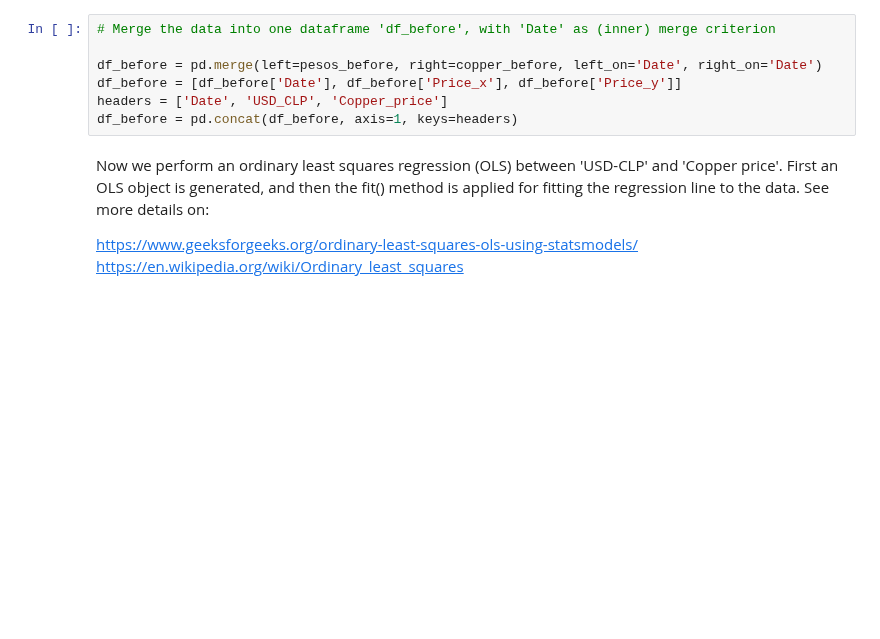
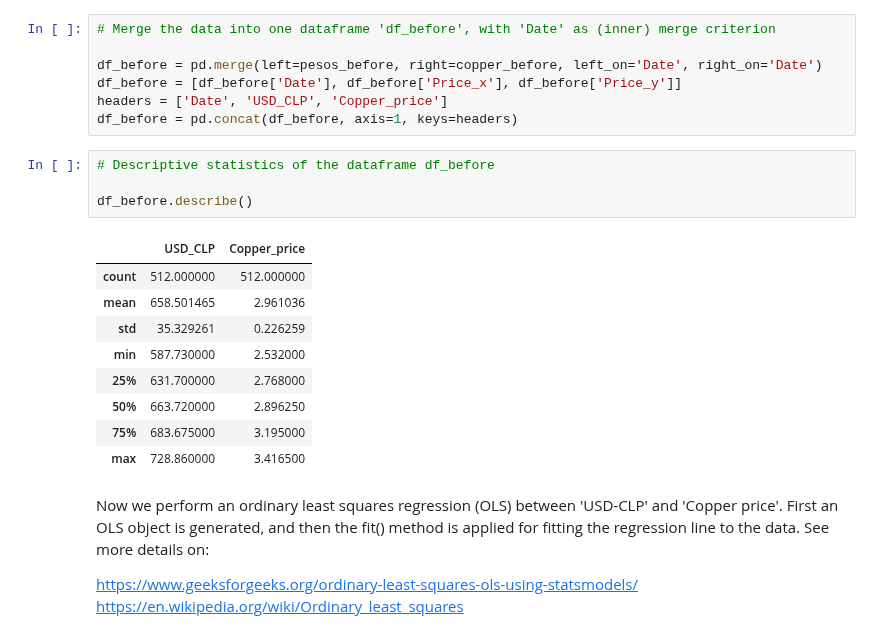
Before and after one commit to rtiedra/data-science, a Jupyter notebook: CLP_vs_Copper/CLP_vs_Copper.ipynb, the cells around one changed output. Cells and saved outputs as stored; diff of their text form; blank space fills up the shorter version.

```diff
--- a/CLP_vs_Copper/CLP_vs_Copper.ipynb
+++ b/CLP_vs_Copper/CLP_vs_Copper.ipynb
@@ -42,6 +42,20 @@ df_before = pd.merge(left=pesos_before, right=copper_before, left_on='Date', rig
 df_before = [df_before['Date'], df_before['Price_x'], df_before['Price_y']]
 headers = ['Date', 'USD_CLP', 'Copper_price']
 df_before = pd.concat(df_before, axis=1, keys=headers)
+# %%
+# Descriptive statistics of the dataframe df_before
+
+df_before.describe()
+# %% [output]
+|  | USD_CLP | Copper_price |
+| count | 512.000000 | 512.000000 |
+| mean | 658.501465 | 2.961036 |
+| std | 35.329261 | 0.226259 |
+| min | 587.730000 | 2.532000 |
+| 25% | 631.700000 | 2.768000 |
+| 50% | 663.720000 | 2.896250 |
+| 75% | 683.675000 | 3.195000 |
+| max | 728.860000 | 3.416500 |
 # %% [markdown]
 Now we perform an ordinary least squares regression (OLS) between 'USD-CLP' and 'Copper price'. First an OLS object is generated, and then the fit() method is applied for fitting the regression line to the data. See more details on:
 
```
Also changed, not shown: parts of 5 cells of this notebook.
